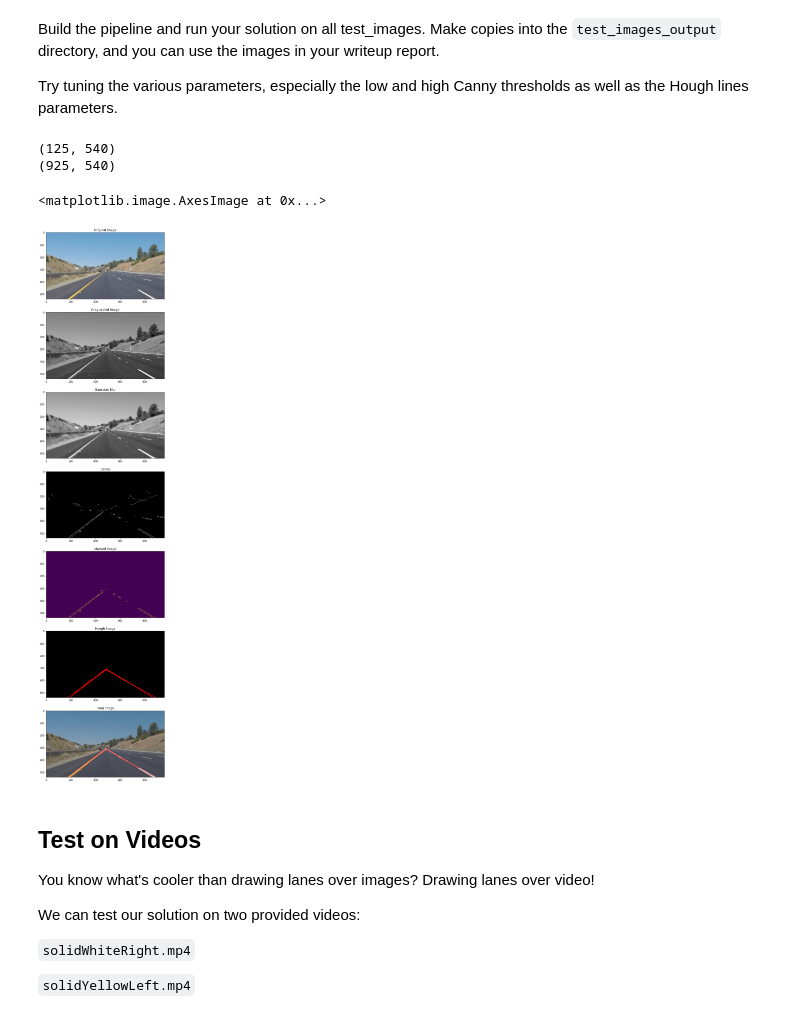
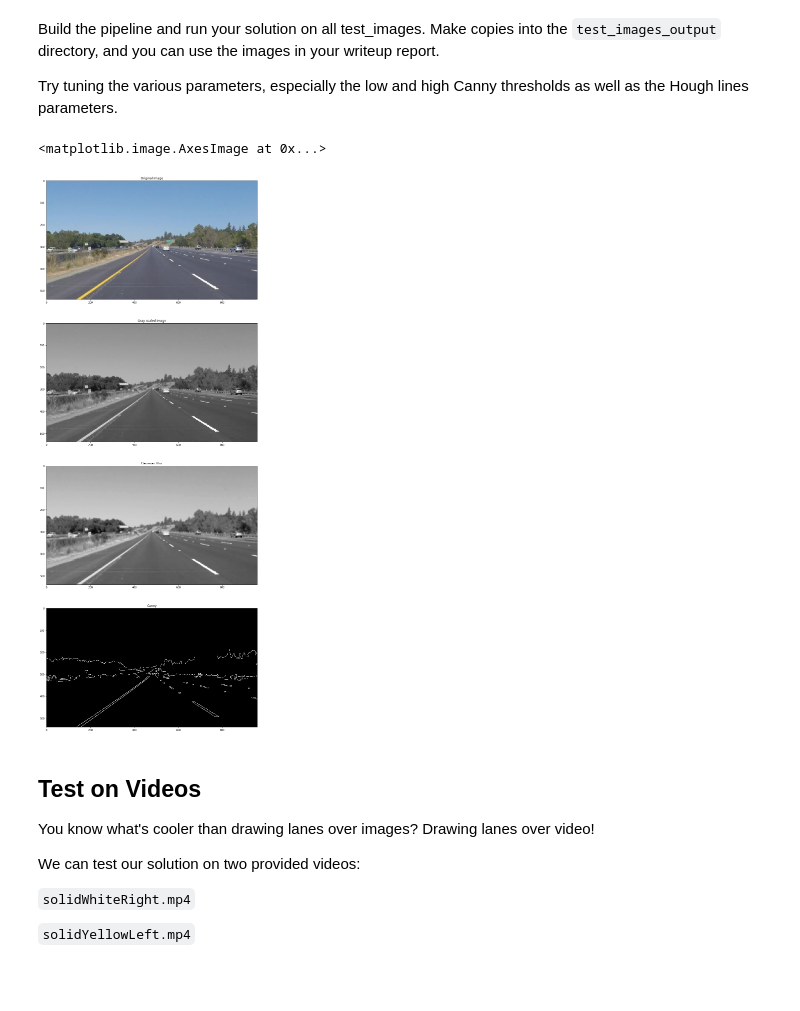
Before and after one commit to Jaime5/CarND-LaneLines-P1, a Jupyter notebook: P1.ipynb, the cells around one changed output. Saved outputs shown, nothing was run; the diff lists cells and outputs as text; code cells hidden in the pictures; blank space fills up the shorter version.

Commit message:
begin reworking on building up canny edge detection

```diff
--- a/P1.ipynb
+++ b/P1.ipynb
@@ -215,68 +215,68 @@ DIR_PATH = "test_images/"
 img_names = os.listdir(DIR_PATH)
 
 # Load image
-image = mpimg.imread(DIR_PATH + img_names[4])
+image = mpimg.imread(DIR_PATH + img_names[1])
 imshape = image.shape
 
-f, (ax1, ax2, ax3, ax4, ax5, ax6, ax7) = plt.subplots(nrows=7, ncols=1, figsize=(60,40))
+# f, (ax1, ax2, ax3, ax4, ax5, ax6, ax7) = plt.subplots(nrows=7, ncols=1, figsize=(60,40))
+# f, (ax1, ax2, ax3, ax4, ax5) = plt.subplots(nrows=5, ncols=1, figsize=(60,40))
+f, (ax1, ax2, ax3, ax4) = plt.subplots(nrows=4, ncols=1, figsize=(60,40))
 ax1.set_title("Original Image")
 ax1.imshow(image)
 
 gray = grayscale(image)
 
 ax2.set_title("Gray scaled Image")
 ax2.imshow(gray, cmap="gray")
 
 kernel_size = 7
 blur_gray = gaussian_blur(gray, kernel_size)
 
 ax3.set_title("Gaussian Blur")
 ax3.imshow(blur_gray, cmap="Greys_r")
 
-low_thresh = 100
-high_thresh = 200
+low_thresh = 55
+high_thresh = 165
 edges = canny(blur_gray, low_thresh, high_thresh)
 
 ax4.set_title("Canny")
 ax4.imshow(edges, cmap="Greys_r")
 
-apex = (480, 290)
-top_left = apex
-top_right = apex
-bot_left = (125, imshape[0])
-print(bot_left)
-bot_right = (925,imshape[0])
-print(bot_right)
-vertices = create_vertices(top_left, top_right, bot_left, bot_right)
-masked_img = region_of_interest(edges, vertices)
+# apex = (480, 290)
+# top_left = apex
+# top_right = apex
+# bot_left = (125, imshape[0])
+# print(bot_left)
+# bot_right = (930,imshape[0])
+# print(bot_right)
+# vertices = create_vertices(top_left, top_right, bot_left, bot_right)
+# masked_img = region_of_interest(edges, vertices)
 
-ax5.set_title("Masked Image")
-ax5.imshow(masked_img)
+# ax5.set_title("Masked Image")
+# ax5.imshow(masked_img)
 
-# creating a blank to draw lines on
-line_image = np.copy(image) * 0
+# # creating a blank to draw lines on
+# line_image = np.copy(image) * 0
 
-rho = 2
-theta = np.pi/180
-threshold = 15
-min_line_length = 100
-max_line_gap = 100
+# rho = 2
+# theta = np.pi/180
+# threshold = 18
+# min_line_length = 180
+# max_line_gap = 100
 
-line_img = hough_lines(masked_img, rho, theta, threshold, min_line_length, max_line_gap)
+# line_img = hough_lines(masked_img, rho, theta, threshold, min_line_length, max_line_gap)
 
-ax6.set_title("Hough Image")
-ax6.imshow(line_img)
+# ax6.set_title("Hough Image")
+# ax6.imshow(line_img)
 
-color_edges = np.dstack((edges, edges, edges))
-lines_edges = weighted_img(line_img, image, 0.8, 1, 0)
+# color_edges = np.dstack((edges, edges, edges))
+# lines_edges = weighted_img(line_img, image, 0.8, 1, 0)
 
-ax7.set_title("Final Image")
-ax7.imshow(lines_edges)
+# ax7.set_title("Final Image")
+# ax7.imshow(lines_edges)
 # %% [output]
-(125, 540)
-(925, 540)
+<matplotlib.image.AxesImage at 0x...>
-<matplotlib.image.AxesImage at 0x...>
-[figure, old version]
+[figure, new version]
 # %% [markdown]
 ## Test on Videos
 
```
